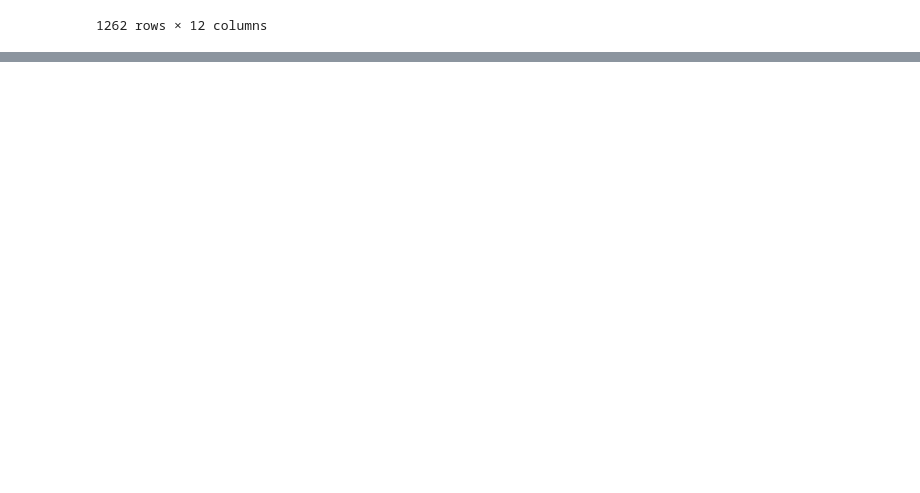
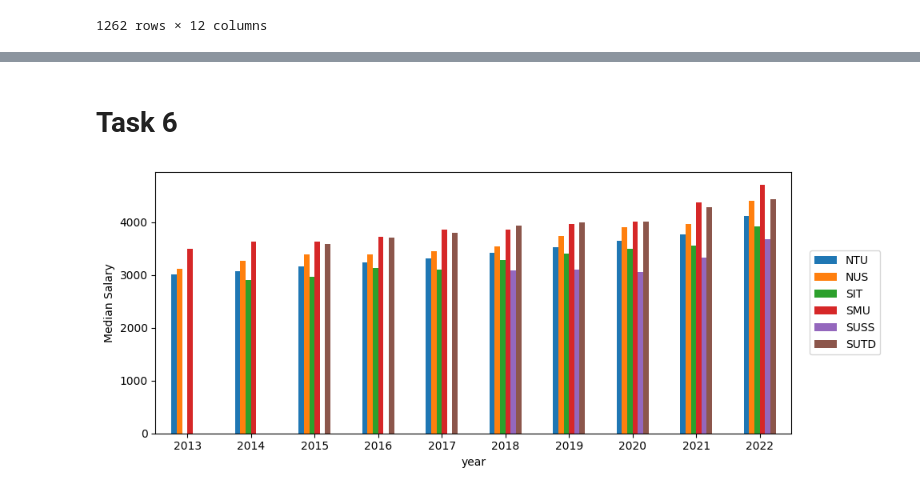
Before and after one commit to SPS-SP2273/learning-portfolio-2024-aug-gabriellemjyje, a Jupyter notebook: Application challenge.ipynb, the cells around one changed output, grey strips where cells are left out. Drawn from its saved outputs; the diff is of its cells as text; code cells hidden in the pictures; blank space fills up the shorter version.

```diff
--- a/Application challenge.ipynb
+++ b/Application challenge.ipynb
@@ -100,0 +103,3 @@ df_employment
+# %%
+df_employment.replace('na', np.nan, inplace=True)
+df_employment
@@ -101,4 +122,5 @@ df_employment
 # %%
-df_employment['basic_monthly_median'] = pd.to_numeric(df_employment['basic_monthly_median'])
-df_employment['basic_monthly_median'] = df_employment['basic_monthly_median'].astype(float)
+new_type_info = {'basic_monthly_median': 'float'}
+df_employment = df_employment.astype(new_type_info)
+df_employment.info()
 # %% [output]
@@ -105,0 +171,16 @@ ValueError: Unable to parse string "na" at position 24
+# %% [markdown]
+# Task 6
+# %%
+from matplotlib import pyplot as plt
+
+grp = df_employment.groupby(['year', 'university'])['basic_monthly_median'].mean().unstack() # Unstack is like converting the rows to columns
+grp.plot(kind='bar', figsize=(10, 4))
+
+plt.xlabel('year')
+plt.ylabel('Median Salary')
+plt.xticks(rotation=0)
+plt.legend(bbox_to_anchor=(1.02, 0.5), loc='center left') # Adjusting position of legend
+plt.tight_layout()
+plt.show()
+# %% [output]
+[figure, added]
```
Also changed, not shown: parts of 8 cells of this notebook.
